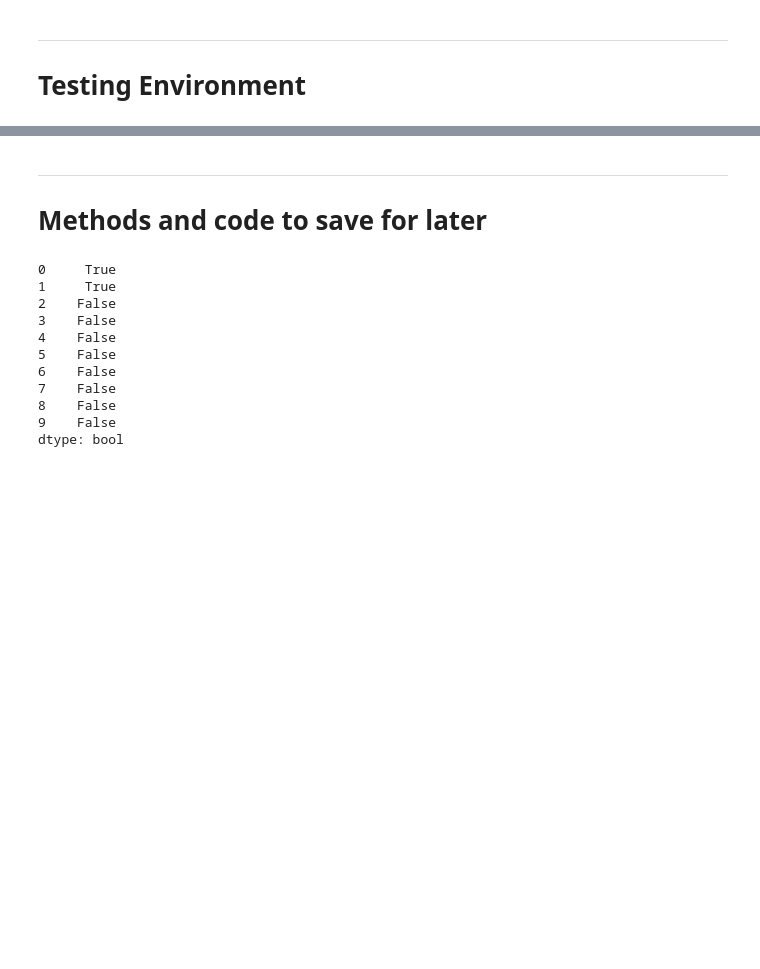
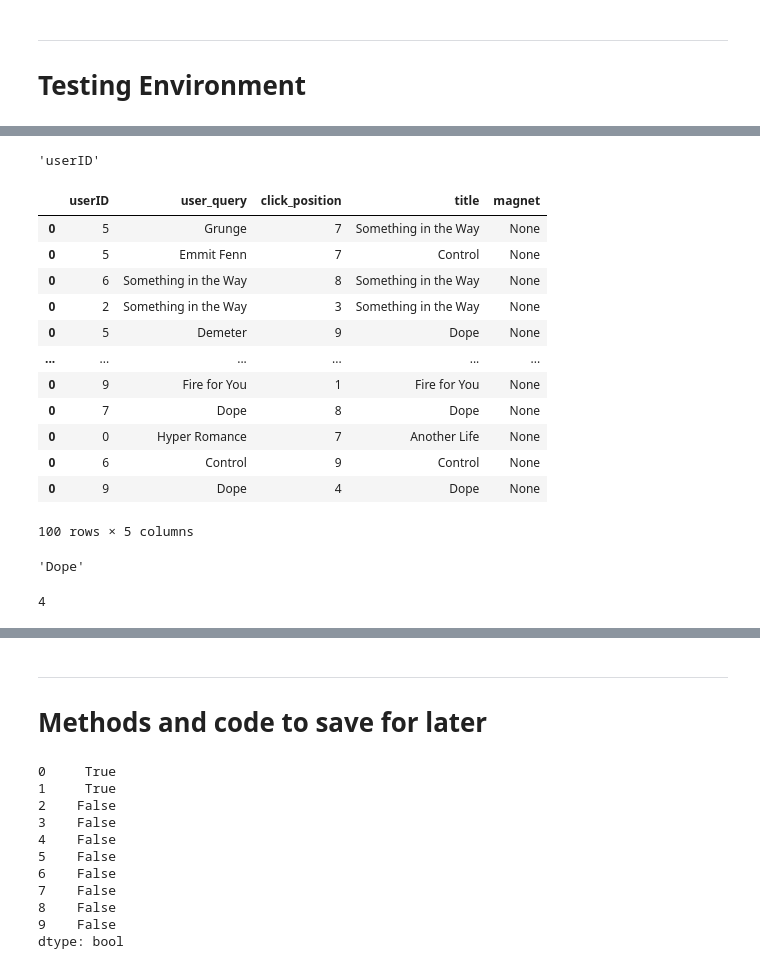
Before and after one commit to awrgold/distributed-learn-to-rank-v1, a Jupyter notebook: Building in Python.ipynb, the cells around one changed output, grey strips where cells are left out. Drawn from its saved outputs; the diff is of its cells as text; code cells hidden in the pictures; blank space fills up the shorter version.

```diff
--- a/Building in Python.ipynb
+++ b/Building in Python.ipynb
@@ -372,0 +471,68 @@ test_df.iloc[np.where(node.library.song.astype(str).str.contains("you", na=False
+# %%
+network.clicklog.columns[0]
+# %% [output]
+'userID'
+# %%
+corpus = df_test.song.drop_duplicates(inplace=False)
+corpus = corpus.append(df_test.artist).drop_duplicates(inplace=False)
+corpus = corpus.append(df_test.album).drop_duplicates(inplace=False)
+corpus = corpus.append(df_test.genre).drop_duplicates(inplace=False).reset_index(inplace=False, drop=True)
+
+
+# corpus
+# %%
+# number of random searches to be done
+
+num_searches = 100
+
+
+for i in range(num_searches):
+
+    # randomly choose a node to be searching
+    searching_node = np.random.randint(0,len(network.nodes))
+
+    # randomly choose a term to search for from the corpus
+    term = corpus.sample().values[0]
+
+    # compile all results
+    results = search(term, network.nodes)
+
+    # randomly choose an item from the results. Search returns all results from all nodes. Pick the first, randomly sample
+    clicked = results[0].sample()
+
+#     print(clicked)
+
+    to_append = {network.clicklog.columns[0]: network.nodes[searching_node].nodeID,
+                network.clicklog.columns[1]: term,
+                network.clicklog.columns[2]: np.random.randint(1,network.library.shape[0]),
+                network.clicklog.columns[3]: clicked.song,
+                network.clicklog.columns[4]: None}
+
+    to_append = pd.DataFrame(to_append, index=[0])
+
+
+    network.clicklog = pd.concat([network.clicklog, to_append], axis=0, ignore_index=False)
+# %%
+network.clicklog
+# %% [output]
+|  | userID | user_query | click_position | title | magnet |
+| 0 | 5 | Grunge | 7 | Something in the Way | None |
+| 0 | 5 | Emmit Fenn | 7 | Control | None |
+| 0 | 6 | Something in the Way | 8 | Something in the Way | None |
+| 0 | 2 | Something in the Way | 3 | Something in the Way | None |
+| 0 | 5 | Demeter | 9 | Dope | None |
+| ... | ... | ... | ... | ... | ... |
+| 0 | 9 | Fire for You | 1 | Fire for You | None |
+| 0 | 7 | Dope | 8 | Dope | None |
+| 0 | 0 | Hyper Romance | 7 | Another Life | None |
+| 0 | 6 | Control | 9 | Control | None |
+| 0 | 9 | Dope | 4 | Dope | None |
+100 rows × 5 columns
+# %%
+corpus.sample().values[0]
+# %% [output]
+'Dope'
+# %%
+np.random.randint(1,network.library.shape[0])
+# %% [output]
+4
```
Also changed, not shown: parts of 28 cells of this notebook.
